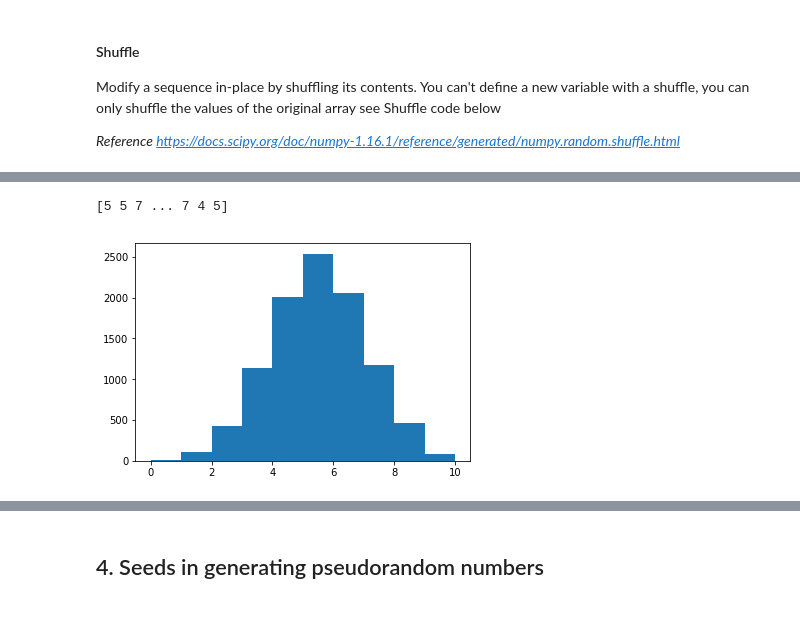
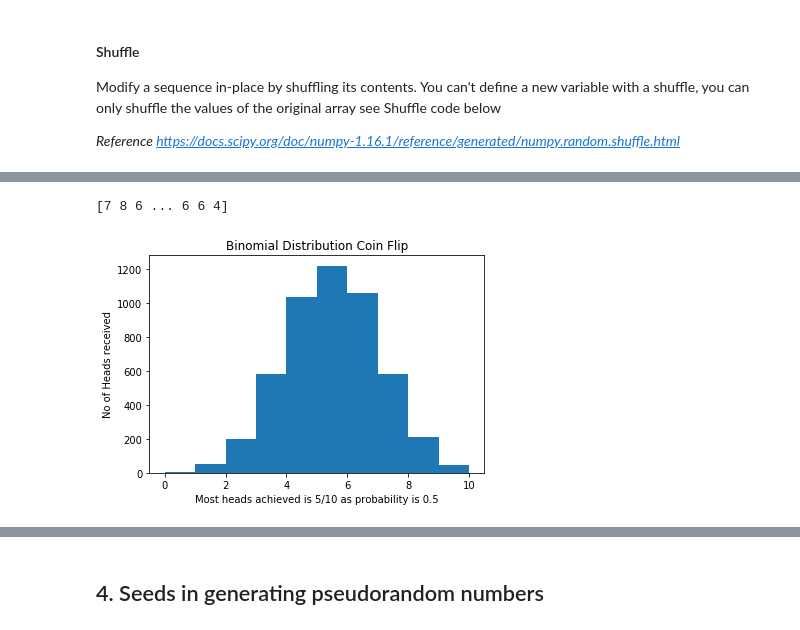
Before and after one commit to moranneil/Programming-For-Data-Analysis-Assignment-2019, a Jupyter notebook: NumpyRandom.ipynb, the cells around one changed output, grey strips where cells are left out. Cells and saved outputs as stored; diff of their text form; code cells hidden in the pictures.

Commit message:
Added code and plots for Binomial Distribution, added Numpy intro

```diff
--- a/NumpyRandom.ipynb
+++ b/NumpyRandom.ipynb
@@ -375,13 +384,19 @@ Two Binomial examples are given below and the Numpy Binomial function is used to
 
 *Note: X is replaced with variables bino1 and bino2 for example 1 and 2 as X is used in this notebook already.*
 # %%
-#Example 1 A coin is flipped 10 times. The probability of the outcome being heads or tails is the same i.e 0.5. The trial is conducted
+#Example 1 A coin is flipped 10 times. The probability of the outcome being heads or tails is the same i.e 0.5. The trial is conducted 5000 times
+# As the probability is 0.5 it doesn't matter if its Heads or Tails we look at, for the example we wil look at heads.
 
-bino1 = np.random.binomial(10,.5,10000)
+bino1 = np.random.binomial(10,.5,5000)
 print(bino1)
 %matplotlib inline
 plt.hist(bino1)
+plt.title('Binomial Distribution Coin Flip')
+plt.xlabel("Most heads achieved is 5/10 as probability is 0.5")
+plt.ylabel("No of Heads received")
 plt.show()
+
+#The more trials there are the more the plot starts to look like a Bell Curve centred around the middle as the probability is 0.5
 # %% [output]
-[5 5 7 ... 7 4 5]
+[7 8 6 ... 6 6 4]
-[figure, old version]
+[figure, new version]
```
Also changed, not shown: parts of 16 cells of this notebook.
